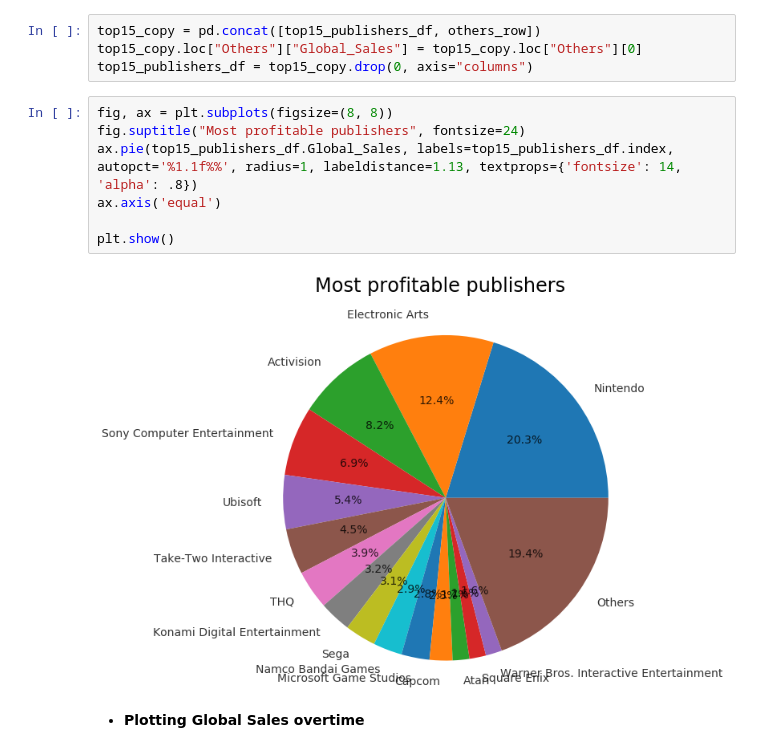
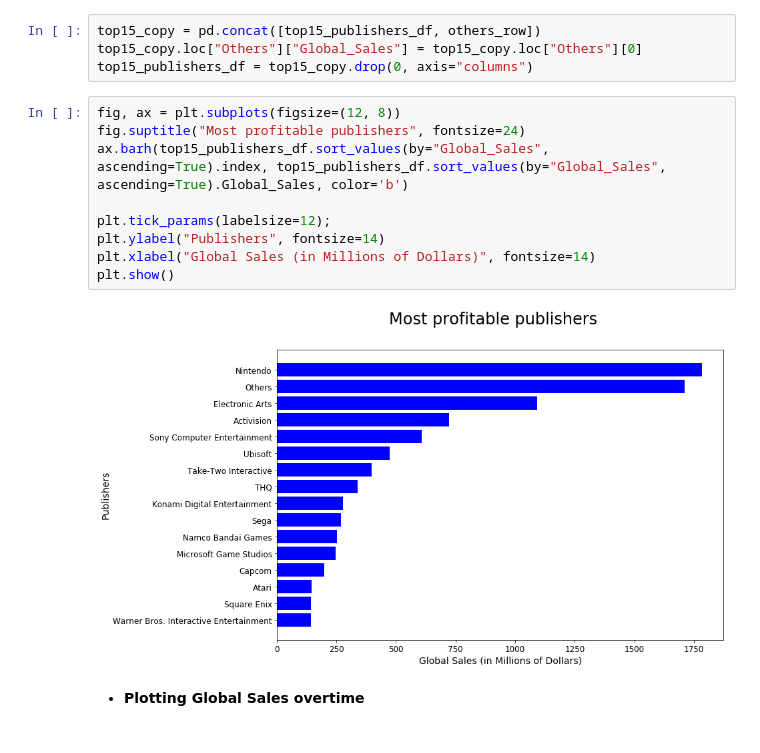
Before and after one commit to MatheusMAssis/Data-Analysis-Game-Sales, a Jupyter notebook: AnalysisNotebook/visualizations.ipynb, the cells around one changed output. Saved outputs shown, nothing was run; the diff lists cells and outputs as text.

Commit message:
adding new visualizations

```diff
--- a/AnalysisNotebook/visualizations.ipynb
+++ b/AnalysisNotebook/visualizations.ipynb
@@ -48,14 +48,16 @@ top15_copy = pd.concat([top15_publishers_df, others_row])
 top15_copy.loc["Others"]["Global_Sales"] = top15_copy.loc["Others"][0]
 top15_publishers_df = top15_copy.drop(0, axis="columns")
 # %%
-fig, ax = plt.subplots(figsize=(8, 8))
+fig, ax = plt.subplots(figsize=(12, 8))
 fig.suptitle("Most profitable publishers", fontsize=24)
-ax.pie(top15_publishers_df.Global_Sales, labels=top15_publishers_df.index, autopct='%1.1f%%', radius=1, labeldistance=1.13, textprops={'fontsize': 14, 'alpha': .8})
-ax.axis('equal')
+ax.barh(top15_publishers_df.sort_values(by="Global_Sales", ascending=True).index, top15_publishers_df.sort_values(by="Global_Sales", ascending=True).Global_Sales, color='b')
 
+plt.tick_params(labelsize=12);
+plt.ylabel("Publishers", fontsize=14)
+plt.xlabel("Global Sales (in Millions of Dollars)", fontsize=14)
 plt.show()
 # %% [output]
-[figure, old version]
+[figure, new version]
 # %% [markdown]
 - **Plotting Global Sales overtime**
 # %%
```
Also changed, not shown: parts of 4 cells of this notebook.
